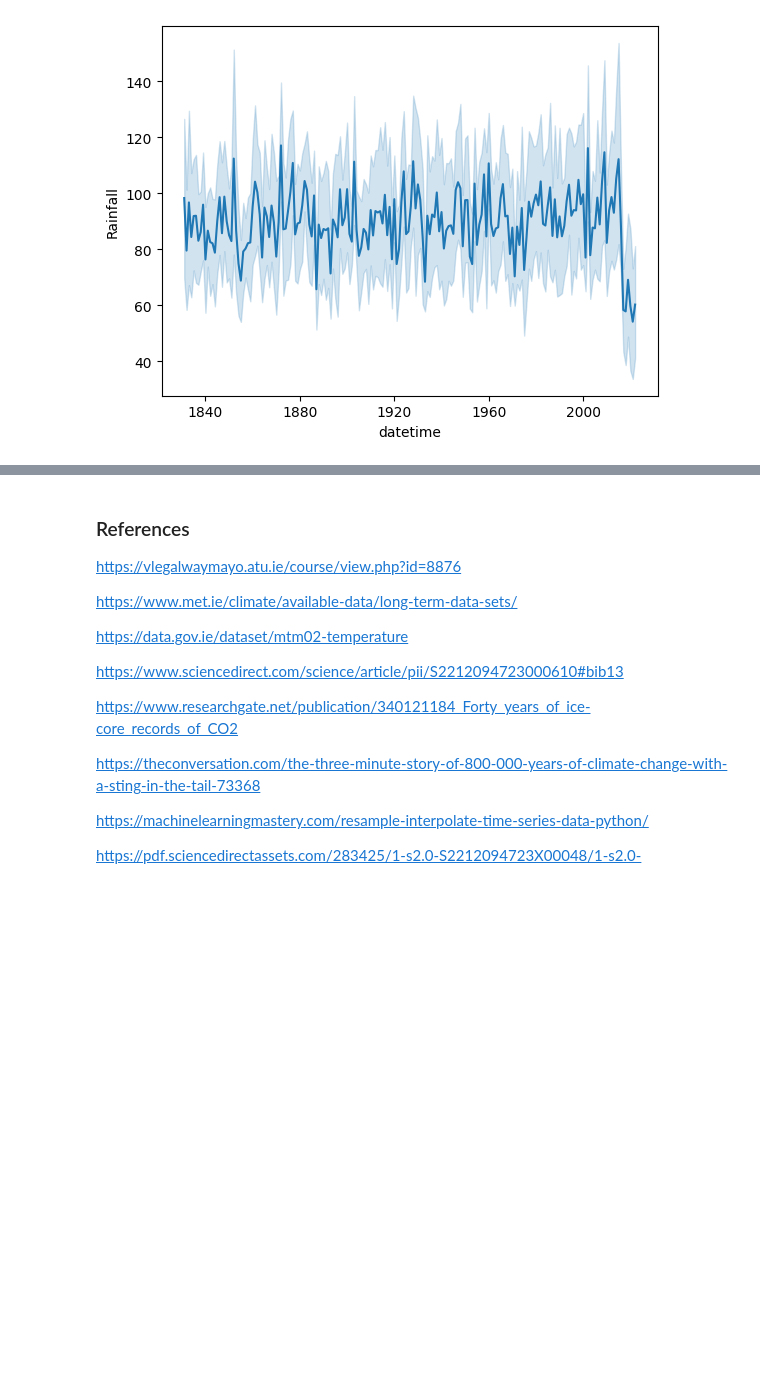
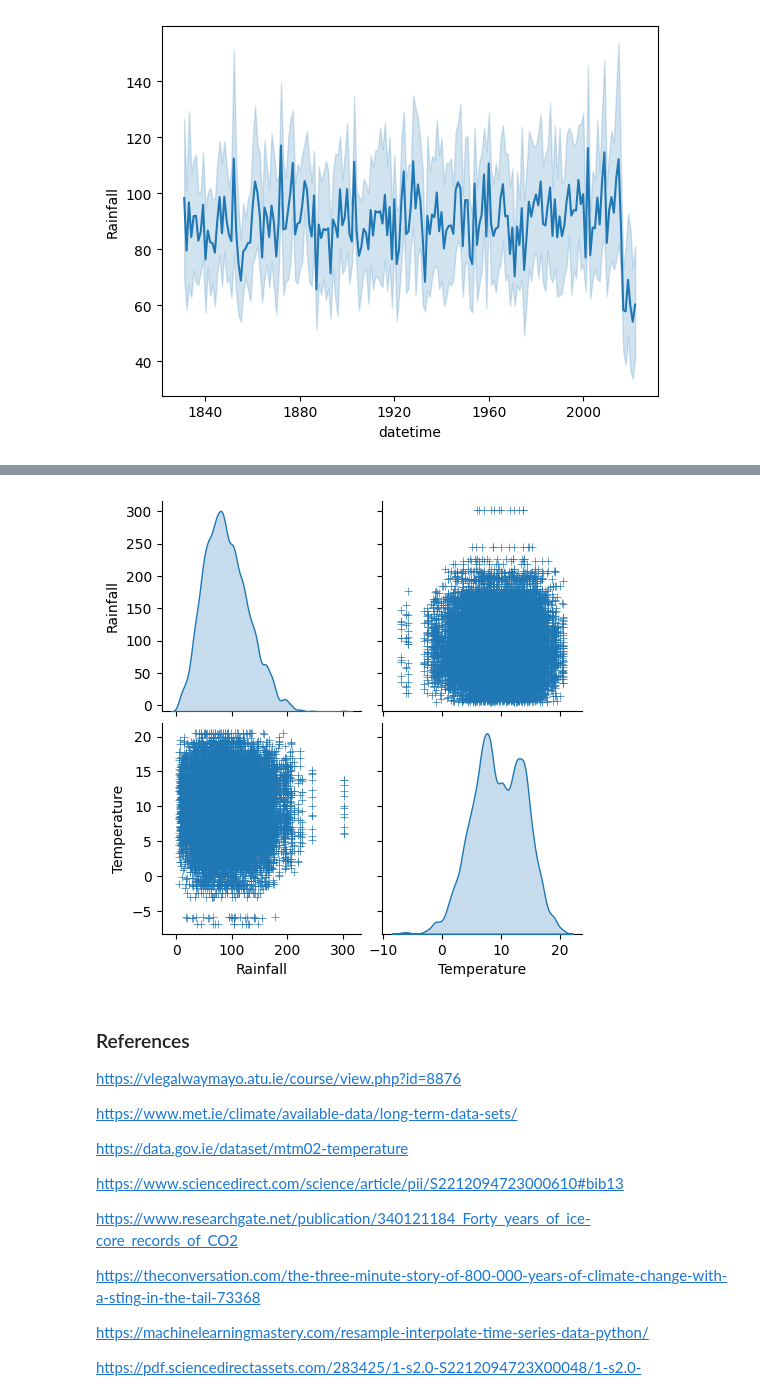
Before and after one commit to Tanjasta/PFDA_Assignment2, a Jupyter notebook: PFDA_Assignment2.ipynb, the cells around one changed output, grey strips where cells are left out. Cells and saved outputs as stored; diff of their text form; code cells hidden in the pictures; blank space fills up the shorter version.

```diff
--- a/PFDA_Assignment2.ipynb
+++ b/PFDA_Assignment2.ipynb
@@ -1238,3 +1291,8 @@ print(merged_df.tail())
+# %%
+sns.pairplot(merged_df, diag_kind='kde', markers='+')
+plt.show()
+# %% [output]
+[figure, added]
 # %% [markdown]
 ### References
 
```
Also changed, not shown: parts of 10 cells of this notebook.
